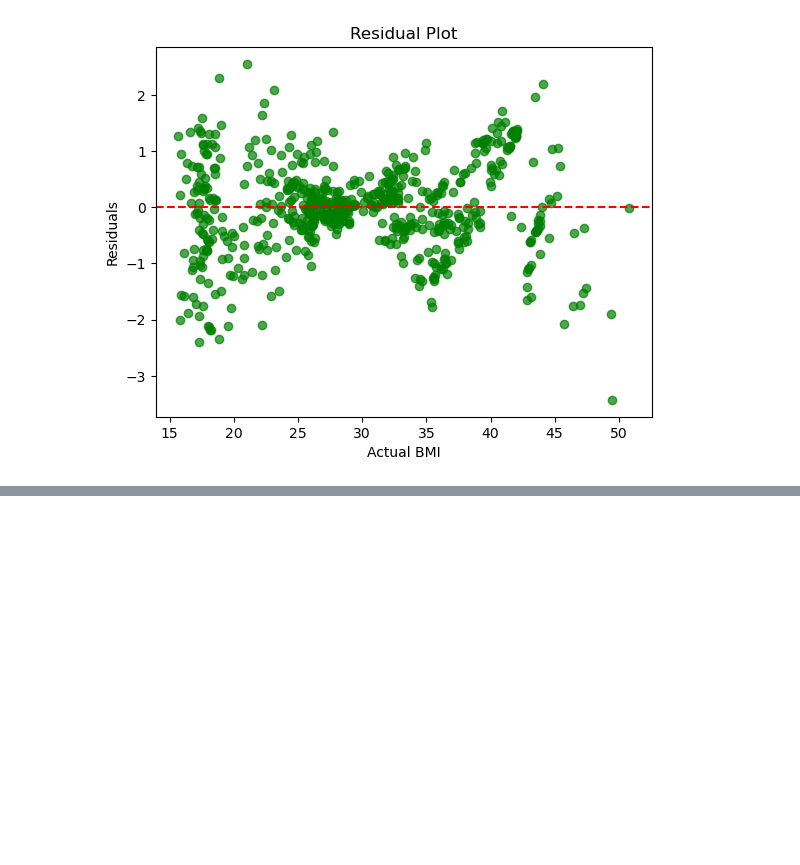
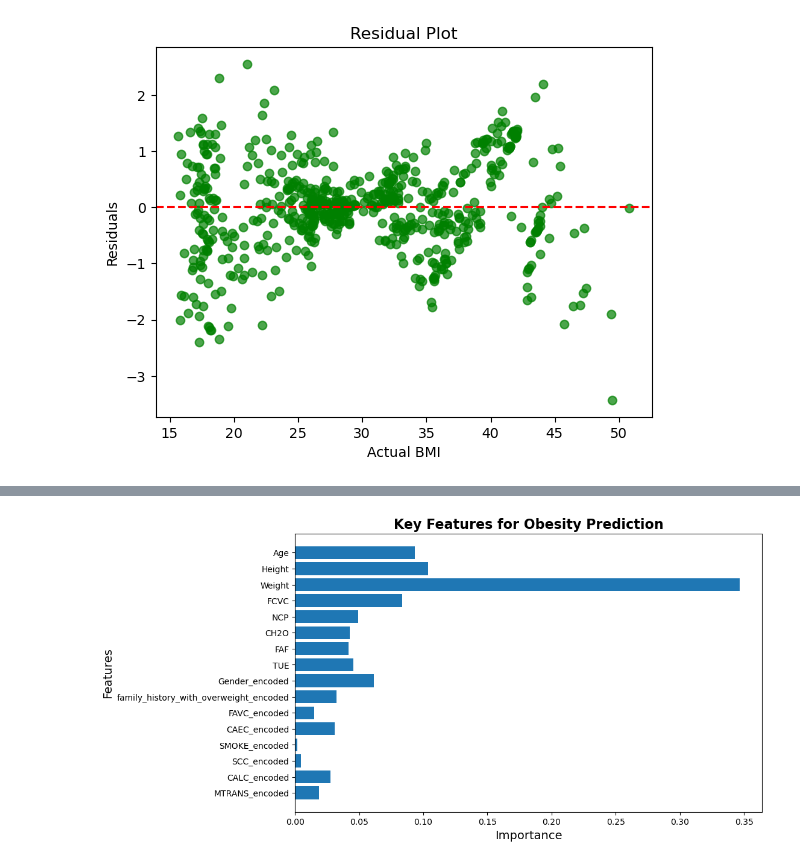
Before and after one commit to ngoqbrian/Obesity-Risk-Scoring-Enhancing-Health-Insurance-Plans, a Jupyter notebook: Brian Ngo/src/Obesity_Brian.ipynb, the cells around one changed output, grey strips where cells are left out. Drawn from its saved outputs; the diff is of its cells as text; code cells hidden in the pictures; blank space fills up the shorter version.

```diff
--- a/Brian Ngo/src/Obesity_Brian.ipynb
+++ b/Brian Ngo/src/Obesity_Brian.ipynb
@@ -389,0 +436,27 @@ from sklearn.ensemble import RandomForestClassifier
+# %%
+# Use Random Forest Classifer to classify which eating habits and physical conditions most significantly predict obesity levels, as categorized by the NObesity classification system
+from sklearn.model_selection import train_test_split
+from sklearn.ensemble import RandomForestClassifier
+from sklearn.metrics import classification_report, accuracy_score
+
+
+# Split the data into features (X) and target (y)
+X = data.drop(columns=['NObeyesdad', 'NObeyesdad_encoded', 'BMI'] + list(data.select_dtypes(include=['object']).columns))
+y = data['NObeyesdad_encoded']
+
+# Split the dataset into training and test sets
+X_train, X_test, y_train, y_test = train_test_split(X, y, test_size=0.3, random_state=42)
+
+# Train Random Forest Classifer
+rf_classifer = RandomForestClassifier(random_state=42, n_estimators=100)
+rf_classifer.fit(X_train, y_train)
+
+# Predict on the test set
+y_pred = rf_classifer.predict(X_test)
+
+# Evaluate the model
+accuracy = accuracy_score(y_test, y_pred)
+classification_rep = classification_report(y_test, y_pred)
+
+print('Accuracy:', {accuracy})
+print('Classification Report:\n', classification_rep)
@@ -389,0 +479,15 @@ from sklearn.ensemble import RandomForestClassifier
+# %%
+# Identify Features
+feature_importance = rf_classifer.feature_importances_
+feature_names = X.columns
+
+plt.figure(figsize=(10,6))
+plt.barh(feature_names, feature_importance)
+plt.xlabel('Importance', fontsize=14)
+plt.ylabel('Features', fontsize=14)
+plt.title('Key Features for Obesity Prediction', fontsize=16, fontweight='bold')
+plt.gca().invert_yaxis()
+
+plt.show()
+# %% [output]
+[figure, added]
```
Also changed, not shown: parts of 8 cells of this notebook, 3 other files.
